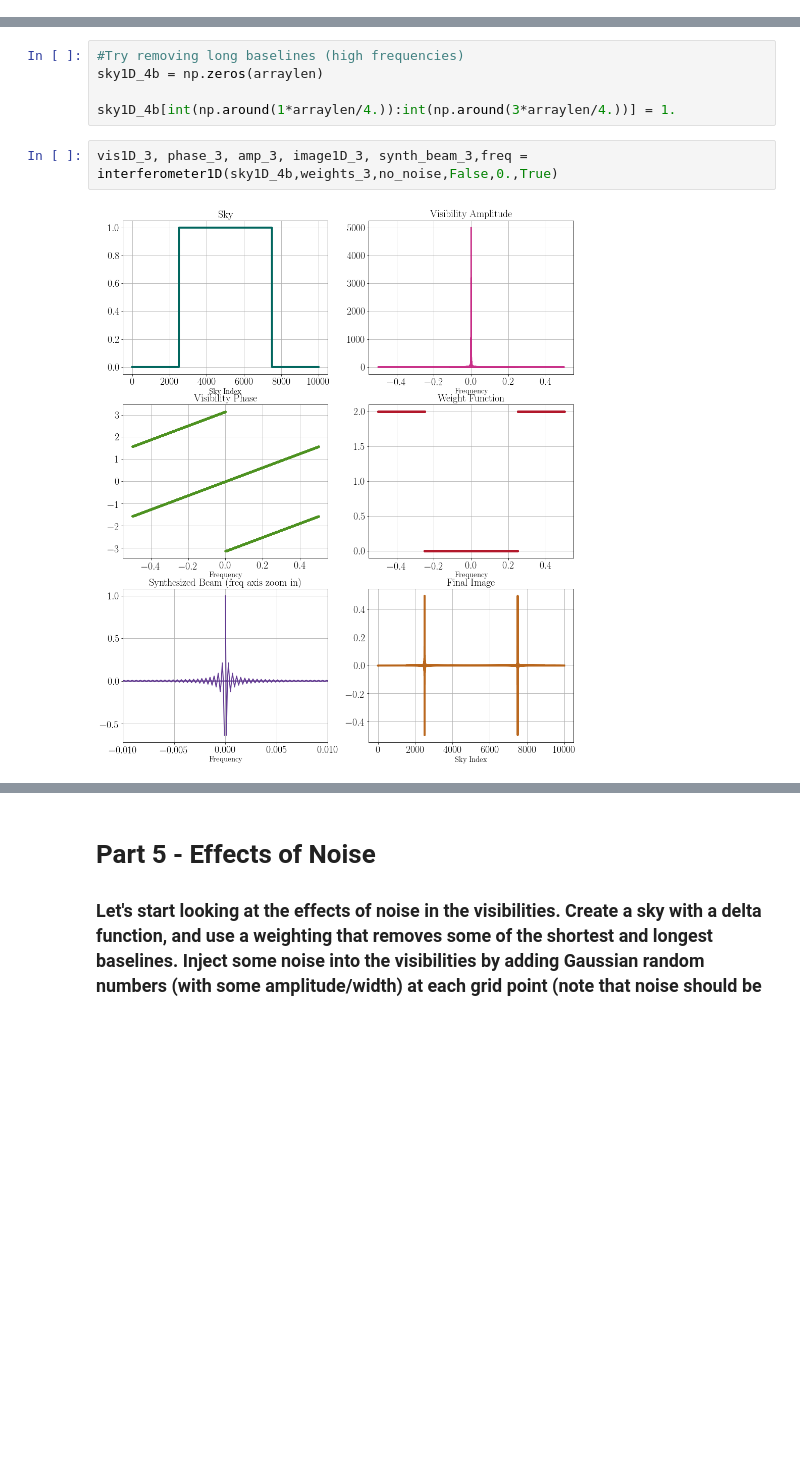
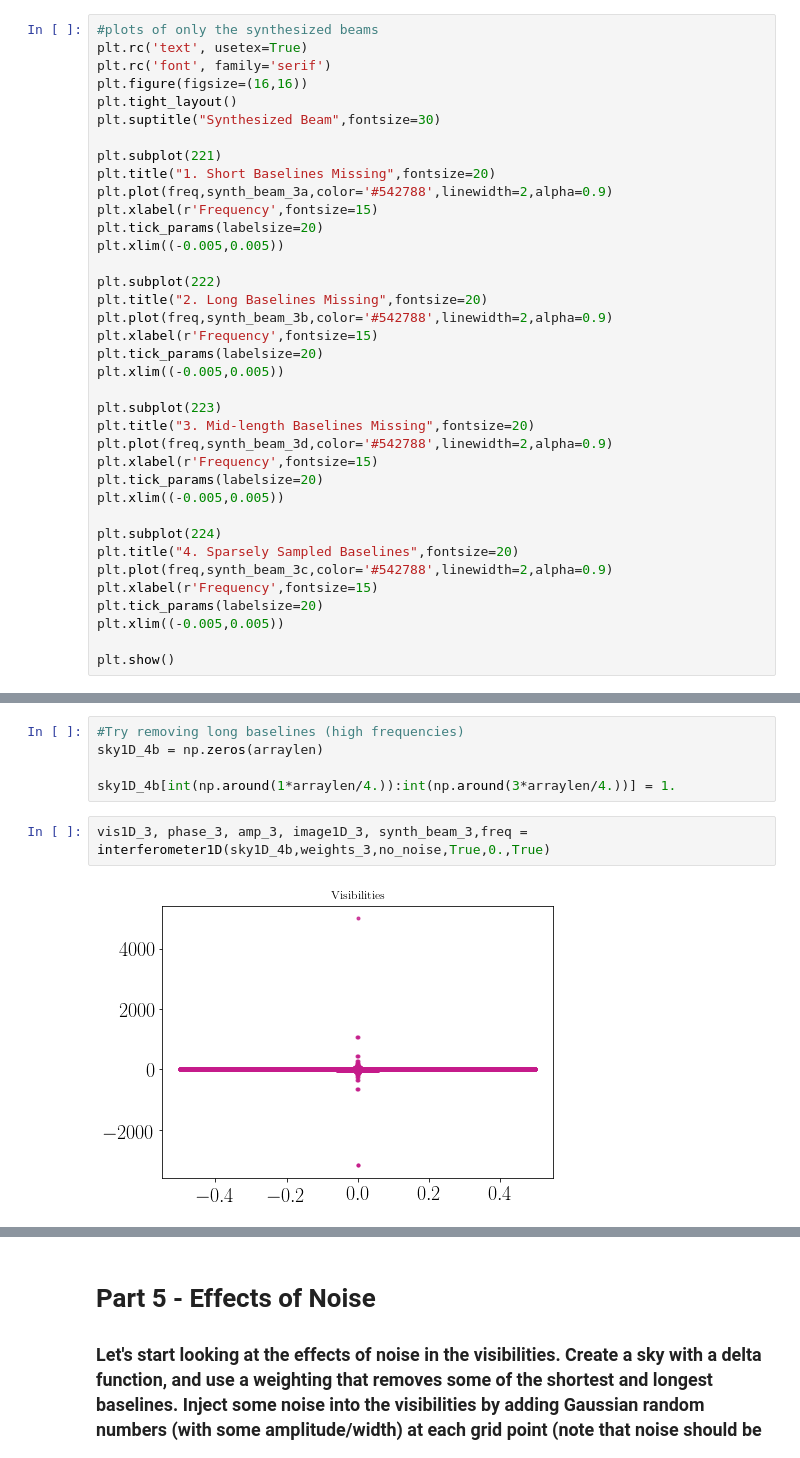
Before and after one commit to arieljedimaster/sharing-jupyter-notebooks, a Jupyter notebook: RadioMiniCourse_Assignment2_ArielAmaral.ipynb, the cells around one changed output, grey strips where cells are left out. Cells and saved outputs as stored; diff of their text form; blank space fills up the shorter version.

Commit message:
Added Radio Astro Assignment 2, with a plot
Hopefully when I run the A2 jupyter notebook it will upload the plot into my cells... we shall see... this is an experiment!

```diff
--- a/RadioMiniCourse_Assignment2_ArielAmaral.ipynb
+++ b/RadioMiniCourse_Assignment2_ArielAmaral.ipynb
@@ -204,0 +289,37 @@ vis1D_3, phase_3, amp_3, image1D_3, synth_beam_3, _ = interferometer1D(sky1D_3,w
+# %%
+#plots of only the synthesized beams
+plt.rc('text', usetex=True)
+plt.rc('font', family='serif')
+plt.figure(figsize=(16,16))
+plt.tight_layout()
+plt.suptitle("Synthesized Beam",fontsize=30)
+
+plt.subplot(221)
+plt.title("1. Short Baselines Missing",fontsize=20)
+plt.plot(freq,synth_beam_3a,color='#542788',linewidth=2,alpha=0.9)
+plt.xlabel(r'Frequency',fontsize=15)
+plt.tick_params(labelsize=20)
+plt.xlim((-0.005,0.005))
+
+plt.subplot(222)
+plt.title("2. Long Baselines Missing",fontsize=20)
+plt.plot(freq,synth_beam_3b,color='#542788',linewidth=2,alpha=0.9)
+plt.xlabel(r'Frequency',fontsize=15)
+plt.tick_params(labelsize=20)
+plt.xlim((-0.005,0.005))
+
+plt.subplot(223)
+plt.title("3. Mid-length Baselines Missing",fontsize=20)
+plt.plot(freq,synth_beam_3d,color='#542788',linewidth=2,alpha=0.9)
+plt.xlabel(r'Frequency',fontsize=15)
+plt.tick_params(labelsize=20)
+plt.xlim((-0.005,0.005))
+
+plt.subplot(224)
+plt.title("4. Sparsely Sampled Baselines",fontsize=20)
+plt.plot(freq,synth_beam_3c,color='#542788',linewidth=2,alpha=0.9)
+plt.xlabel(r'Frequency',fontsize=15)
+plt.tick_params(labelsize=20)
+plt.xlim((-0.005,0.005))
+
+plt.show()
@@ -228,6 +368,6 @@ sky1D_4b = np.zeros(arraylen)
 
 sky1D_4b[int(np.around(1*arraylen/4.)):int(np.around(3*arraylen/4.))] = 1.
 # %%
-vis1D_3, phase_3, amp_3, image1D_3, synth_beam_3,freq = interferometer1D(sky1D_4b,weights_3,no_noise,False,0.,True)
+vis1D_3, phase_3, amp_3, image1D_3, synth_beam_3,freq = interferometer1D(sky1D_4b,weights_3,no_noise,True,0.,True)
 # %% [output]
-[figure, old version]
+[figure, new version]
```
Also changed, not shown: parts of 51 cells of this notebook, 1 other file.
